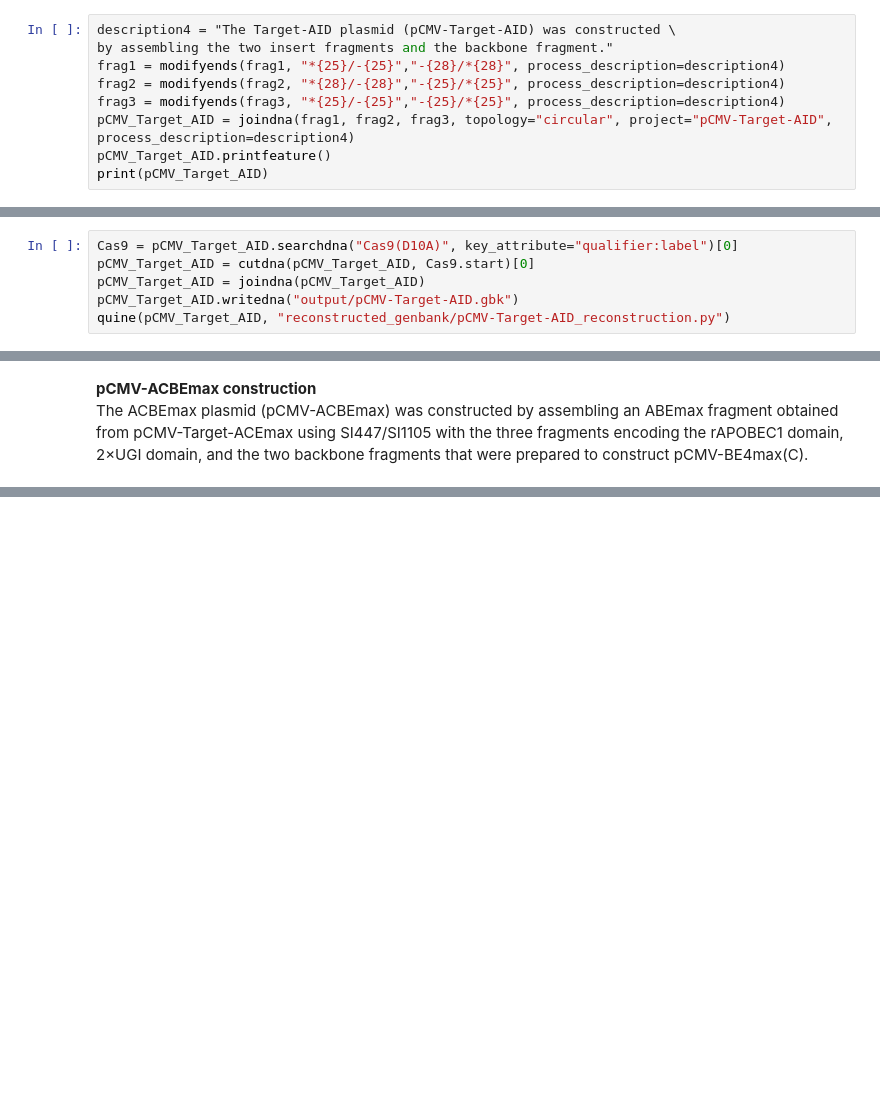
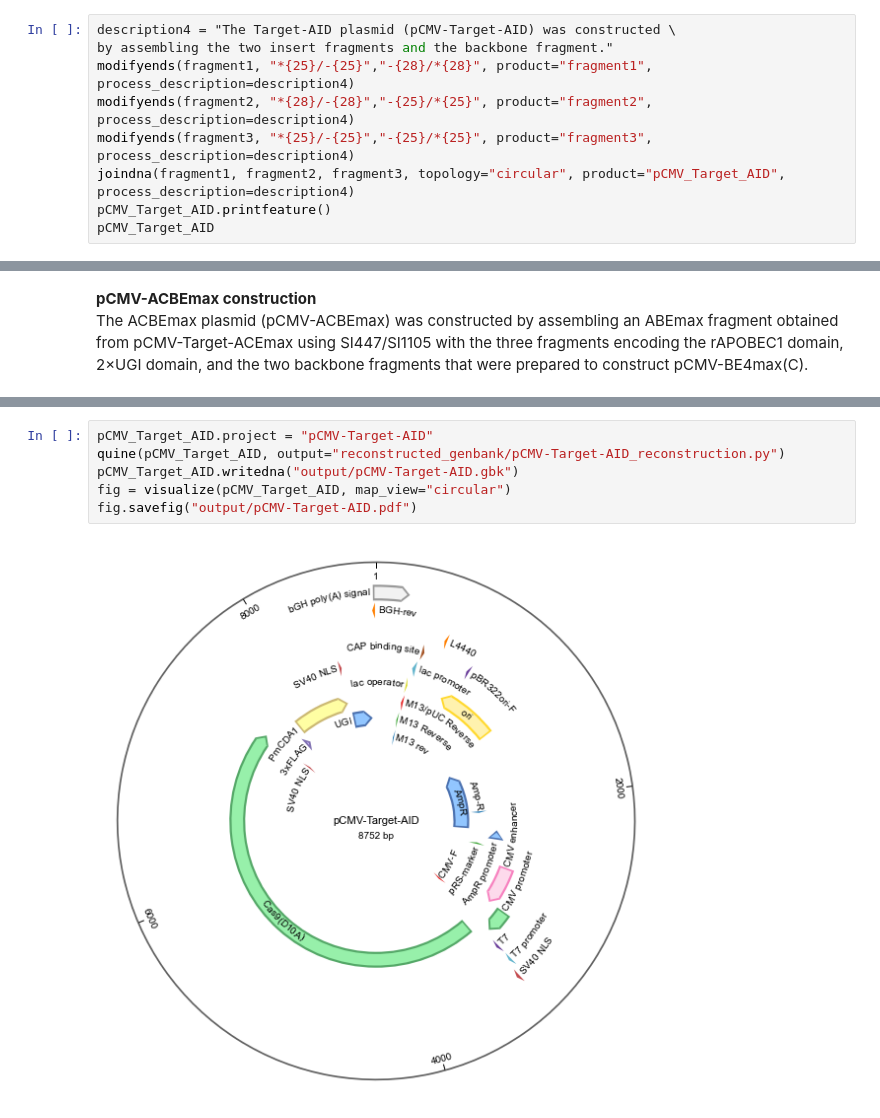
Before and after one commit to yachielab/QUEEN, a Jupyter notebook: demo/sakata_et_al_2020/BE_plasmids_construction.ipynb, the cells around one changed output, grey strips where cells are left out. Saved outputs shown, nothing was run; the diff lists cells and outputs as text; blank space fills up the shorter version.

```diff
--- a/demo/sakata_et_al_2020/BE_plasmids_construction.ipynb
+++ b/demo/sakata_et_al_2020/BE_plasmids_construction.ipynb
@@ -50,11 +46,11 @@ editfeature(frag3, key_attribute="feature_id", query="f3", target_attribute="qua
 # %%
 description4 = "The Target-AID plasmid (pCMV-Target-AID) was constructed \
 by assembling the two insert fragments and the backbone fragment."
-frag1 = modifyends(frag1, "*{25}/-{25}","-{28}/*{28}", process_description=description4)
-frag2 = modifyends(frag2, "*{28}/-{28}","-{25}/*{25}", process_description=description4)
-frag3 = modifyends(frag3, "*{25}/-{25}","-{25}/*{25}", process_description=description4)
-pCMV_Target_AID = joindna(frag1, frag2, frag3, topology="circular", project="pCMV-Target-AID", process_description=description4)
+modifyends(fragment1, "*{25}/-{25}","-{28}/*{28}", product="fragment1", process_description=description4)
+modifyends(fragment2, "*{28}/-{28}","-{25}/*{25}", product="fragment2", process_description=description4)
+modifyends(fragment3, "*{25}/-{25}","-{25}/*{25}", product="fragment3", process_description=description4)
+joindna(fragment1, fragment2, fragment3, topology="circular", product="pCMV_Target_AID", process_description=description4)
 pCMV_Target_AID.printfeature()
-print(pCMV_Target_AID)
+pCMV_Target_AID
 # %% [output]
 feature_id  feature_type  qualifier:label     start  end   strand
@@ -77,9 +74,3 @@ feature_id  feature_type  qualifier:label     start  end   strand
-# %%
-Cas9 = pCMV_Target_AID.searchdna("Cas9(D10A)", key_attribute="qualifier:label")[0]
-pCMV_Target_AID = cutdna(pCMV_Target_AID, Cas9.start)[0]
-pCMV_Target_AID = joindna(pCMV_Target_AID)
-pCMV_Target_AID.writedna("output/pCMV-Target-AID.gbk")
-quine(pCMV_Target_AID, "reconstructed_genbank/pCMV-Target-AID_reconstruction.py")
 # %% [markdown]
 **pCMV-Target-ACE construction**
 The Target-ACE plasmid (pCMV-Target-ACE) was constructed with a fragment encoding a plasmid backbone as well as ABE7.10 amplified from pCMV-ABE7.10 using RS047/RS052 and a fragment encoding the C-terminus region of Target-AID amplified from pcDNA-pCMV-nCas9 using RS051/RS046.
@@ -429,0 +355,8 @@ fig.savefig("output/pCMV-ACBEmax.pdf")
+# %%
+pCMV_Target_AID.project = "pCMV-Target-AID"
+quine(pCMV_Target_AID, output="reconstructed_genbank/pCMV-Target-AID_reconstruction.py")
+pCMV_Target_AID.writedna("output/pCMV-Target-AID.gbk")
+fig = visualize(pCMV_Target_AID, map_view="circular")
+fig.savefig("output/pCMV-Target-AID.pdf")
+# %% [output]
+[figure, added]
```
Also changed, not shown: parts of 59 cells of this notebook, 34 other files.
